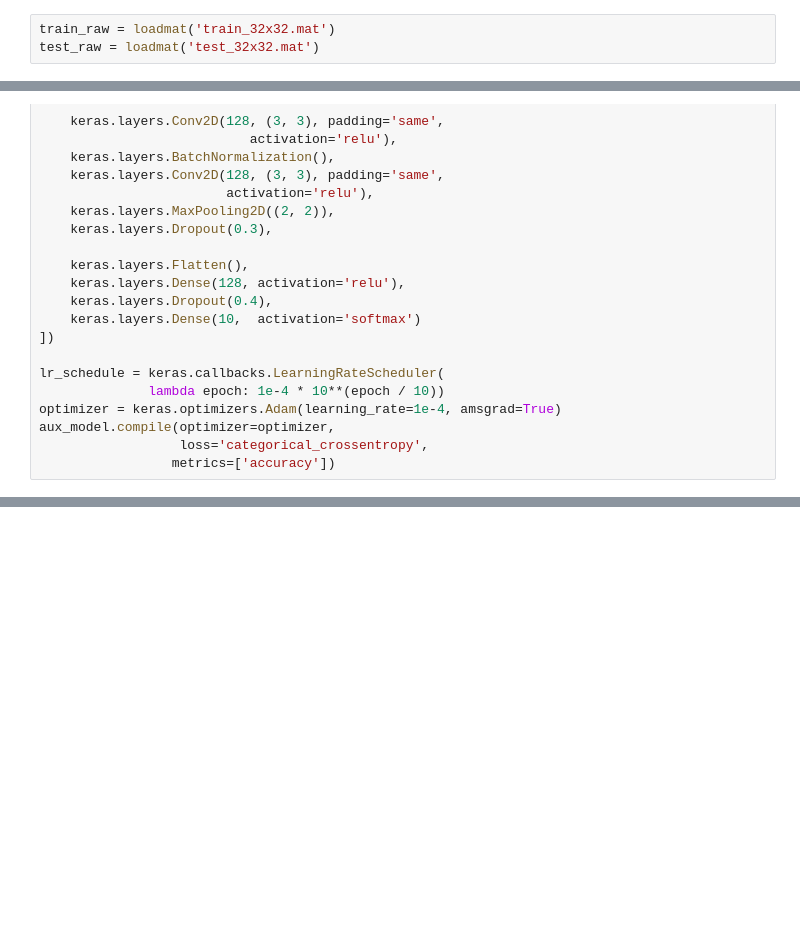
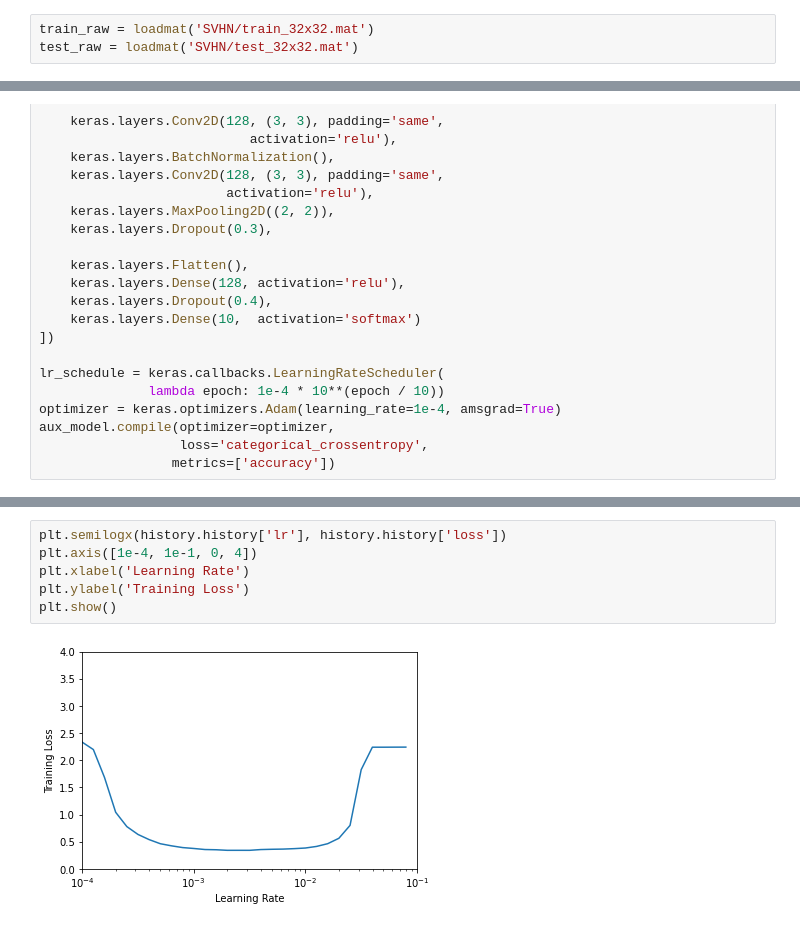
Before and after one commit to DerinOgrenme2021/KadirAtalay, a Jupyter notebook: SVHN_Classification_with_CNN_Keras.ipynb, the cells around one changed output, grey strips where cells are left out. Saved outputs shown, nothing was run; the diff lists cells and outputs as text; blank space fills up the shorter version.

```diff
--- a/SVHN_Classification_with_CNN_Keras.ipynb
+++ b/SVHN_Classification_with_CNN_Keras.ipynb
@@ -16,8 +16,8 @@ import glob
 # %%
 np.random.seed(20)
 # %%
-train_raw = loadmat('train_32x32.mat')
-test_raw = loadmat('test_32x32.mat')
+train_raw = loadmat('SVHN/train_32x32.mat')
+test_raw = loadmat('SVHN/test_32x32.mat')
 # %%
 train_images = np.array(train_raw['X'])
 test_images = np.array(test_raw['X'])
@@ -123,0 +142,8 @@ history = aux_model.fit(datagen.flow(X_train, y_train, batch_size=128),
+# %%
+plt.semilogx(history.history['lr'], history.history['loss'])
+plt.axis([1e-4, 1e-1, 0, 4])
+plt.xlabel('Learning Rate')
+plt.ylabel('Training Loss')
+plt.show()
+# %% [output]
+[figure, added]
```
Also changed, not shown: parts of 3 cells of this notebook.
